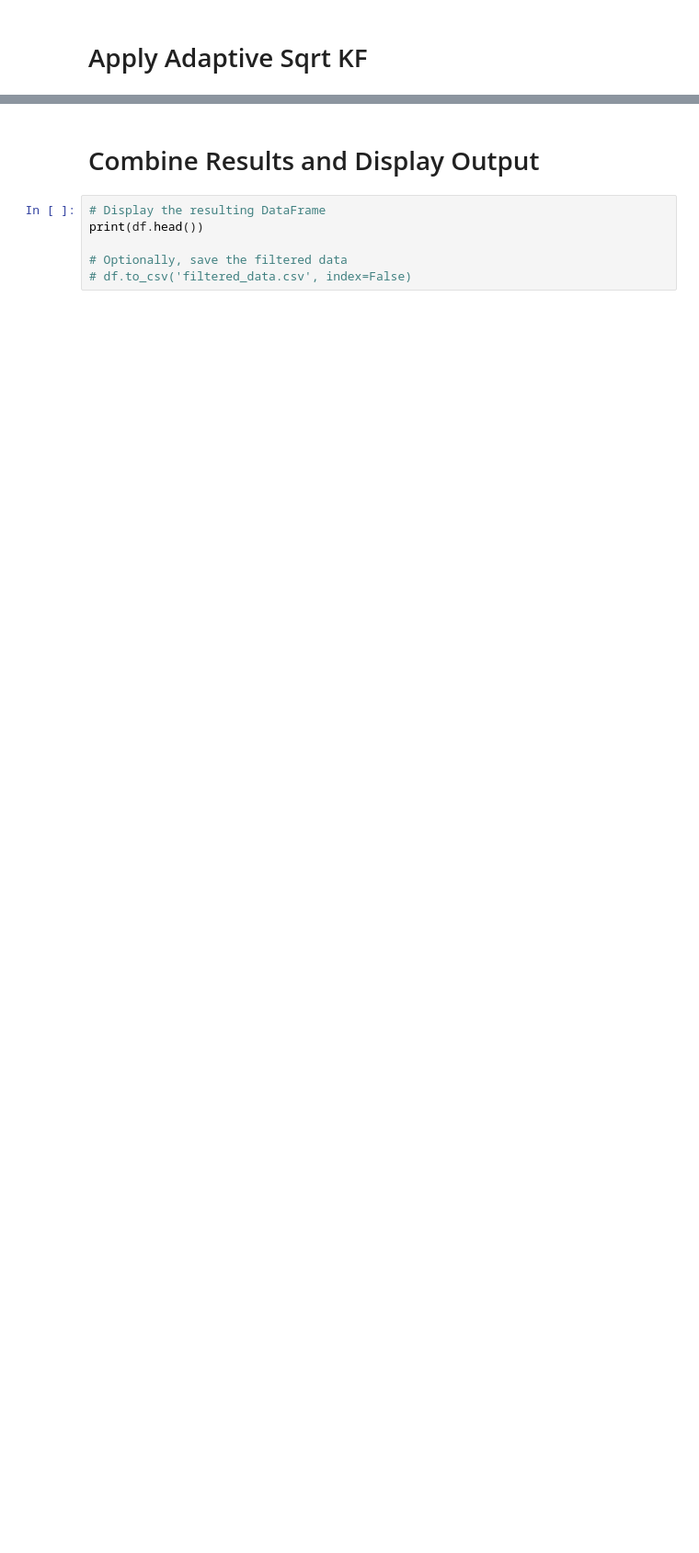
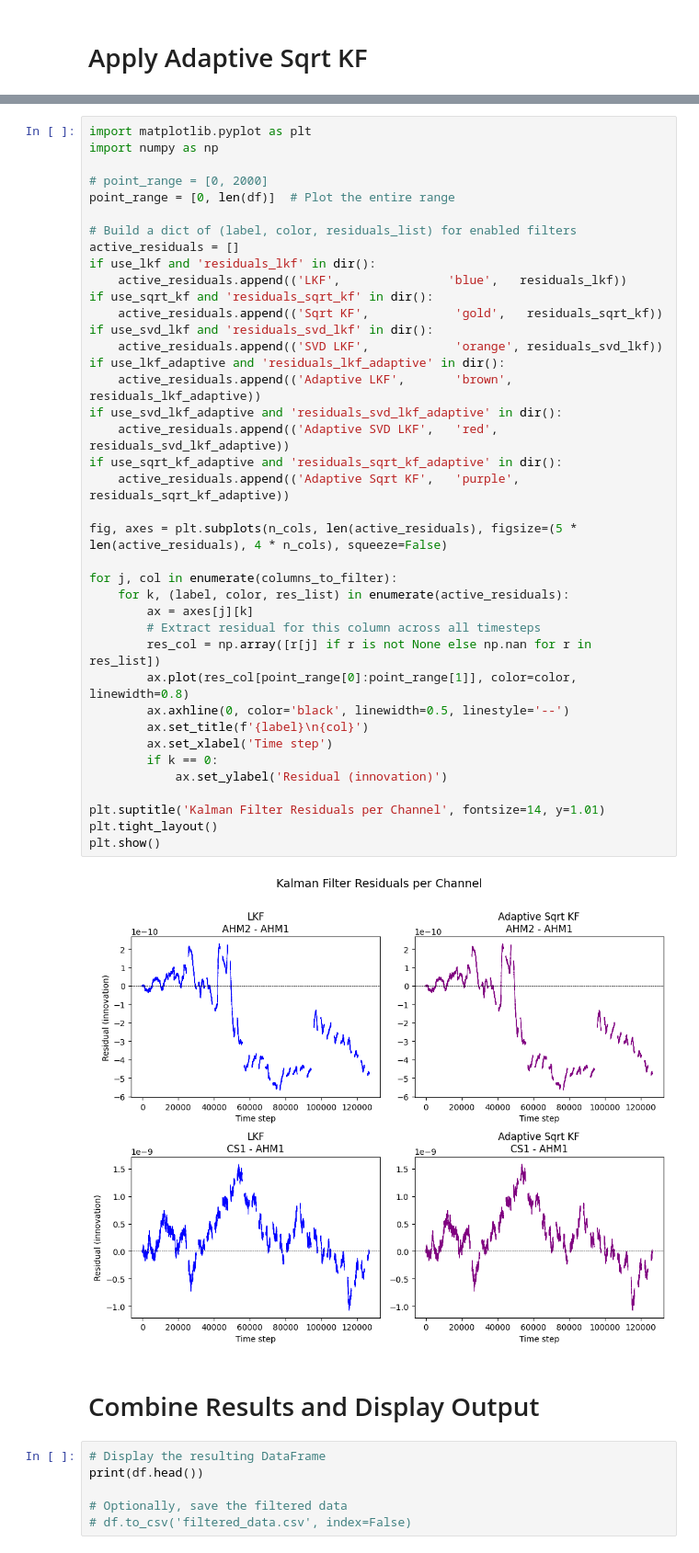
Before and after one commit to ahconnors/MATH530_Project, a Jupyter notebook: filter_data.ipynb, the cells around one changed output, grey strips where cells are left out. Shown at 92% size. Saved outputs shown, nothing was run; the diff lists cells and outputs as text; blank space fills up the shorter version.

```diff
--- a/filter_data.ipynb
+++ b/filter_data.ipynb
@@ -372,3 +344,44 @@ if use_sqrt_kf_adaptive and n_cols > 0:
+# %%
+import matplotlib.pyplot as plt
+import numpy as np
+
+# point_range = [0, 2000]
+point_range = [0, len(df)]  # Plot the entire range
+
+# Build a dict of (label, color, residuals_list) for enabled filters
+active_residuals = []
+if use_lkf and 'residuals_lkf' in dir():
+    active_residuals.append(('LKF',               'blue',   residuals_lkf))
+if use_sqrt_kf and 'residuals_sqrt_kf' in dir():
+    active_residuals.append(('Sqrt KF',            'gold',   residuals_sqrt_kf))
+if use_svd_lkf and 'residuals_svd_lkf' in dir():
+    active_residuals.append(('SVD LKF',            'orange', residuals_svd_lkf))
+if use_lkf_adaptive and 'residuals_lkf_adaptive' in dir():
+    active_residuals.append(('Adaptive LKF',       'brown',  residuals_lkf_adaptive))
+if use_svd_lkf_adaptive and 'residuals_svd_lkf_adaptive' in dir():
+    active_residuals.append(('Adaptive SVD LKF',   'red',    residuals_svd_lkf_adaptive))
+if use_sqrt_kf_adaptive and 'residuals_sqrt_kf_adaptive' in dir():
+    active_residuals.append(('Adaptive Sqrt KF',   'purple', residuals_sqrt_kf_adaptive))
+
+fig, axes = plt.subplots(n_cols, len(active_residuals), figsize=(5 * len(active_residuals), 4 * n_cols), squeeze=False)
+
+for j, col in enumerate(columns_to_filter):
+    for k, (label, color, res_list) in enumerate(active_residuals):
+        ax = axes[j][k]
+        # Extract residual for this column across all timesteps
+        res_col = np.array([r[j] if r is not None else np.nan for r in res_list])
+        ax.plot(res_col[point_range[0]:point_range[1]], color=color, linewidth=0.8)
+        ax.axhline(0, color='black', linewidth=0.5, linestyle='--')
+        ax.set_title(f'{label}\n{col}')
+        ax.set_xlabel('Time step')
+        if k == 0:
+            ax.set_ylabel('Residual (innovation)')
+
+plt.suptitle('Kalman Filter Residuals per Channel', fontsize=14, y=1.01)
+plt.tight_layout()
+plt.show()
+# %% [output]
+[figure, added]
 # %% [markdown]
 # Combine Results and Display Output
 # %%
```
Also changed, not shown: parts of 15 cells of this notebook, 5 other files.
